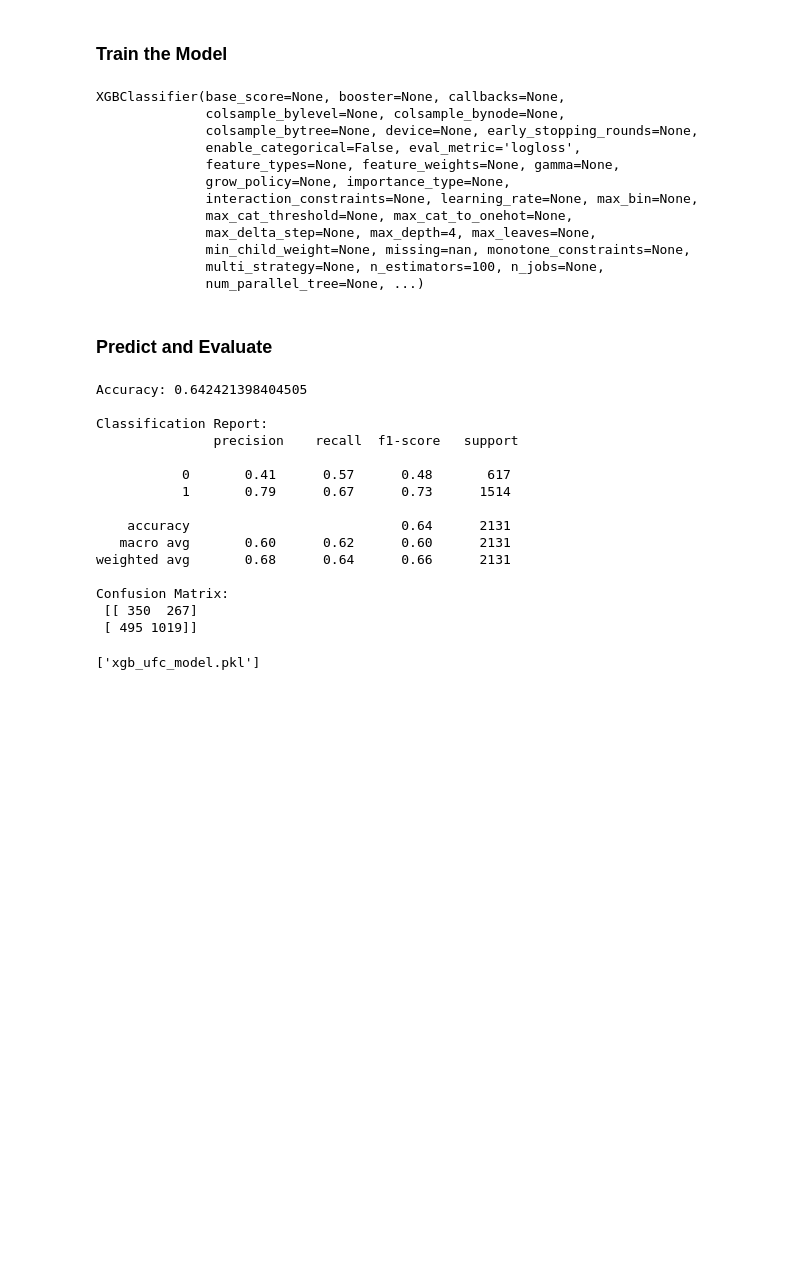
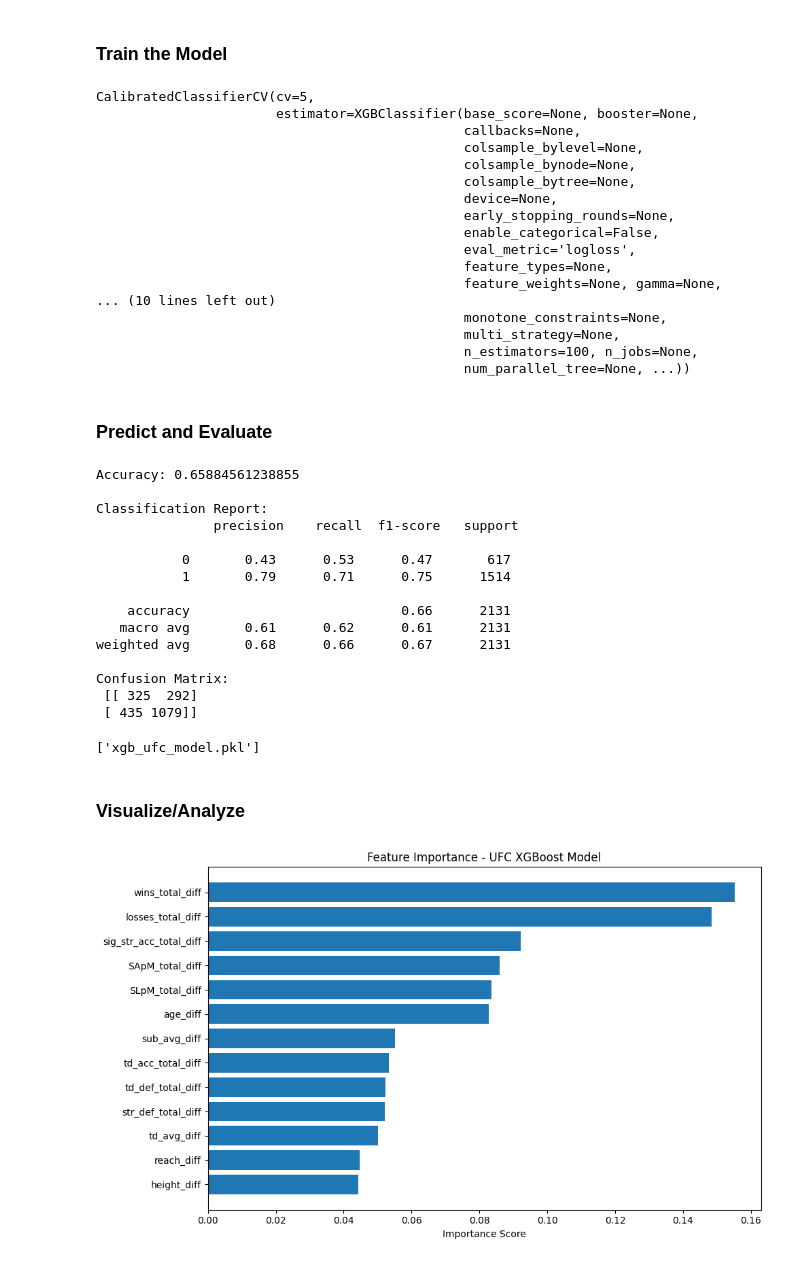
Before and after one commit to adamwalid64/FightMetricsAI, a Jupyter notebook: Prediction/ufc_predict1.ipynb, the cells around one changed output. Cells and saved outputs as stored; diff of their text form; code cells hidden in the pictures; blank space fills up the shorter version.

Commit message:
Added MMA math model and updated web scraper

```diff
--- a/Prediction/ufc_predict1.ipynb
+++ b/Prediction/ufc_predict1.ipynb
@@ -30,8 +32,7 @@ df['winner_binary'] = df['winner'].map({'Red': 1, 'Blue': 0})
 diff_features = [
     'SLpM_total_diff', 'SApM_total_diff', 'sig_str_acc_total_diff',
     'td_acc_total_diff', 'str_def_total_diff', 'td_def_total_diff',
-    'sub_avg_diff', 'td_avg_diff', 'age_diff', 'height_diff',
-    'weight_diff', 'reach_diff', 'wins_total_diff', 'losses_total_diff'
+    'sub_avg_diff', 'td_avg_diff', 'age_diff', 'height_diff', 'reach_diff', 'wins_total_diff', 'losses_total_diff'
 ]
 
 # Drop rows with missing values in key columns
@@ -104,24 +105,31 @@ model = XGBClassifier(
     verbosity=0
 )
 model.fit(X_train, y_train)
+calibrated = CalibratedClassifierCV(model, method='sigmoid', cv=5)
+calibrated.fit(X_train, y_train)
 # %% [output]
-XGBClassifier(base_score=None, booster=None, callbacks=None,
-              colsample_bylevel=None, colsample_bynode=None,
-              colsample_bytree=None, device=None, early_stopping_rounds=None,
-              enable_categorical=False, eval_metric='logloss',
-              feature_types=None, feature_weights=None, gamma=None,
-              grow_policy=None, importance_type=None,
-              interaction_constraints=None, learning_rate=None, max_bin=None,
-              max_cat_threshold=None, max_cat_to_onehot=None,
-              max_delta_step=None, max_depth=4, max_leaves=None,
-              min_child_weight=None, missing=nan, monotone_constraints=None,
-              multi_strategy=None, n_estimators=100, n_jobs=None,
-              num_parallel_tree=None, ...)
+CalibratedClassifierCV(cv=5,
+                       estimator=XGBClassifier(base_score=None, booster=None,
+                                               callbacks=None,
+                                               colsample_bylevel=None,
+                                               colsample_bynode=None,
+                                               colsample_bytree=None,
+                                               device=None,
+                                               early_stopping_rounds=None,
+                                               enable_categorical=False,
+                                               eval_metric='logloss',
+                                               feature_types=None,
+                                               feature_weights=None, gamma=None,
+... (10 lines left out)
+                                               monotone_constraints=None,
+                                               multi_strategy=None,
+                                               n_estimators=100, n_jobs=None,
+                                               num_parallel_tree=None, ...))
 # %% [markdown]
 ### Predict and Evaluate
 # %%
 # Predict + evaluate
-y_pred = model.predict(X_test)
+y_pred = calibrated.predict(X_test)
 accuracy = accuracy_score(y_test, y_pred)
 report = classification_report(y_test, y_pred)
 conf_matrix = confusion_matrix(y_test, y_pred)
@@ -131,20 +139,20 @@ print("Accuracy:", accuracy)
 print("\nClassification Report:\n", report)
 print("Confusion Matrix:\n", conf_matrix)
 # %% [output]
-Accuracy: 0.642421398404505
+Accuracy: 0.65884561238855
 
 Classification Report:
                precision    recall  f1-score   support
 
-           0       0.41      0.57      0.48       617
-           1       0.79      0.67      0.73      1514
+           0       0.43      0.53      0.47       617
+           1       0.79      0.71      0.75      1514
 
-    accuracy                           0.64      2131
-   macro avg       0.60      0.62      0.60      2131
-weighted avg       0.68      0.64      0.66      2131
+    accuracy                           0.66      2131
+   macro avg       0.61      0.62      0.61      2131
+weighted avg       0.68      0.66      0.67      2131
 
 Confusion Matrix:
- [[ 350  267]
- [ 495 1019]]
+ [[ 325  292]
+ [ 435 1079]]
 # %%
 # Save model for external use
@@ -152,2 +160,22 @@ joblib.dump(model, "xgb_ufc_model.pkl")
 # %% [output]
 ['xgb_ufc_model.pkl']
+# %% [markdown]
+### Visualize/Analyze
+# %%
+importances = model.feature_importances_
+
+importance_df = pd.DataFrame({
+    'Feature': diff_features,
+    'Importance': importances
+}).sort_values(by='Importance', ascending=False)
+
+
+plt.figure(figsize=(10, 6))
+plt.barh(importance_df['Feature'], importance_df['Importance'])
+plt.xlabel('Importance Score')
+plt.title('Feature Importance - UFC XGBoost Model')
+plt.gca().invert_yaxis()  # Most important at the top
+plt.tight_layout()
+plt.show()
+# %% [output]
+[figure, added]
```
Also changed, not shown: parts of 2 cells of this notebook, 6 other files.
